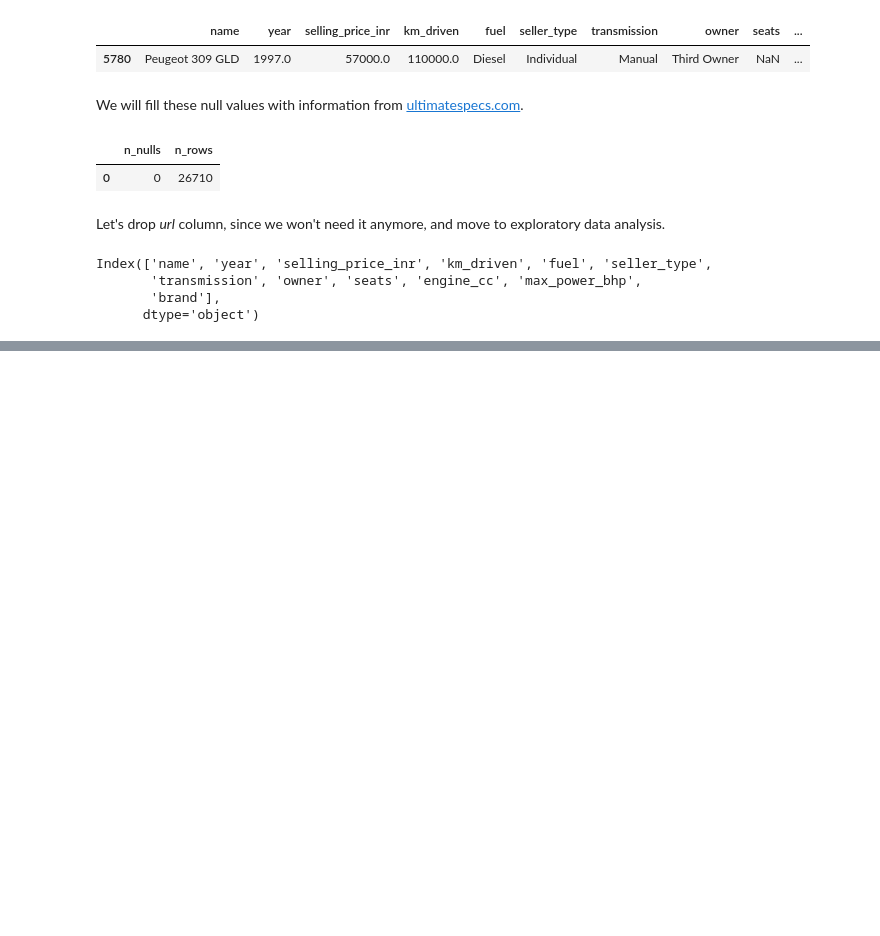
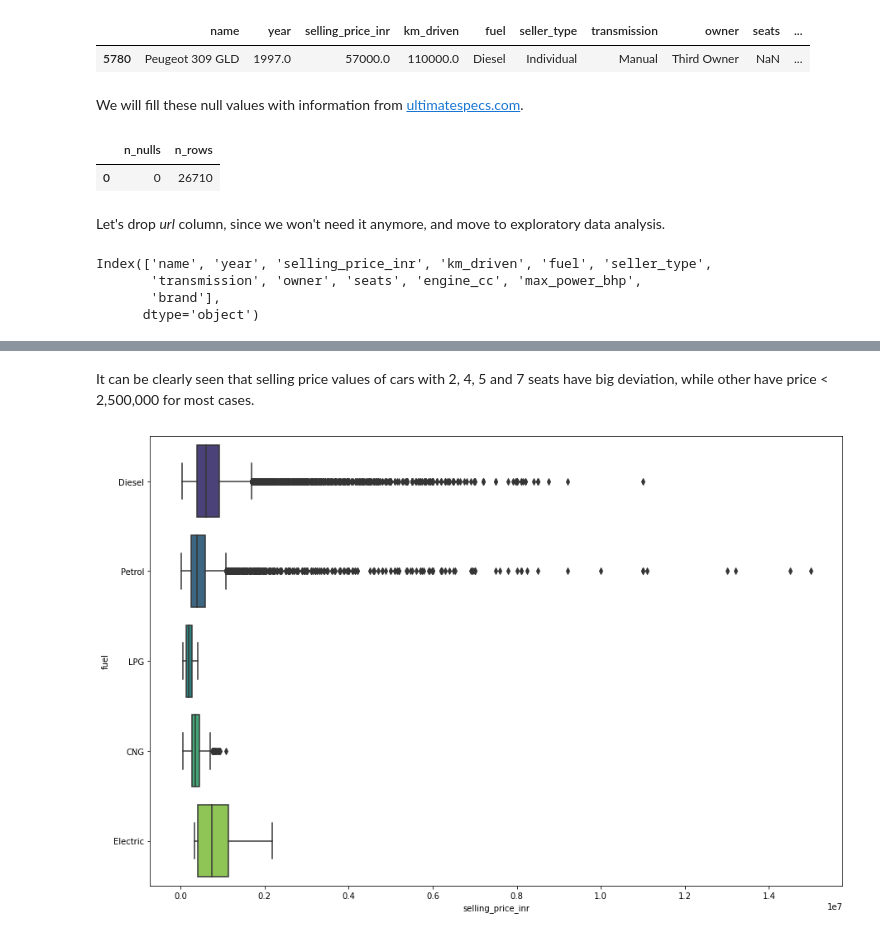
Before and after one commit to ZaikaBohdan/ds_car_price_proj, a Jupyter notebook: car_price_pred.ipynb, the cells around one changed output, grey strips where cells are left out. Cells and saved outputs as stored; diff of their text form; code cells hidden in the pictures; blank space fills up the shorter version.

```diff
--- a/car_price_pred.ipynb
+++ b/car_price_pred.ipynb
@@ -1489,0 +1513,13 @@ Name: selling_price_inr, dtype: float64
+# %% [markdown]
+It can be clearly seen that selling price values of cars with 2, 4, 5 and 7 seats have big deviation, while other have price < 2,500,000 for most cases.
+# %%
+fig, boxplot = plt.subplots(figsize = (15,10))
+boxplot = sns.boxplot(
+    data=raw_data,
+    x='selling_price_inr',
+    y='fuel',
+    orient='h',
+    palette="viridis"
+)
+# %% [output]
+[figure, added]
```
Also changed, not shown: parts of 46 cells of this notebook.
